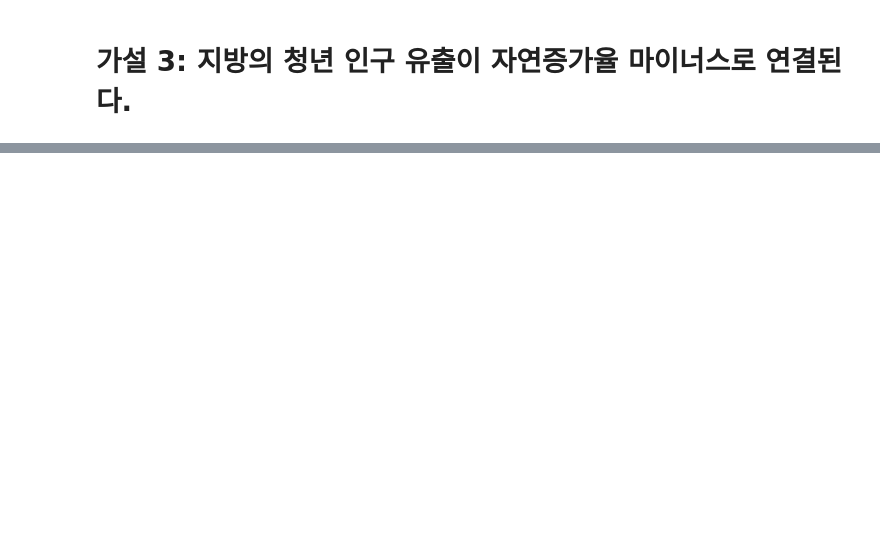
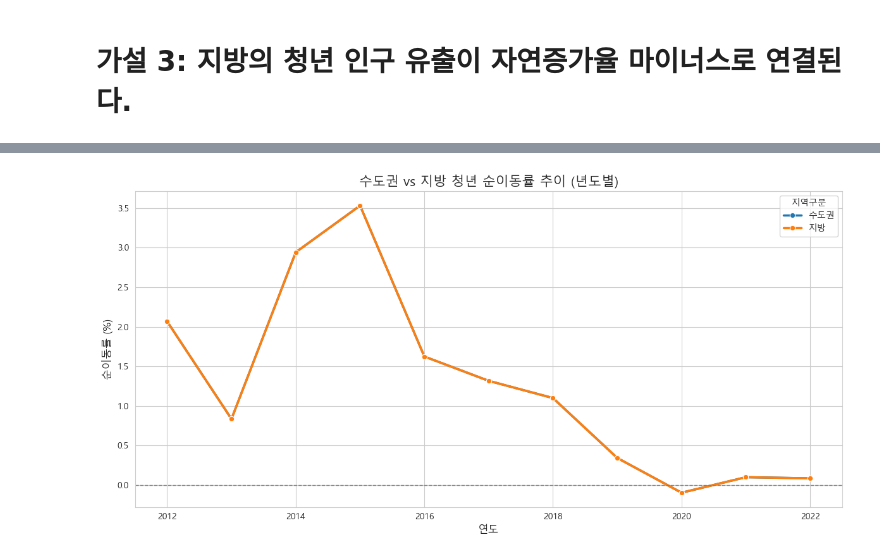
Before and after one commit to Phoenix-EDA-Team/EDA-Demographic, a Jupyter notebook: 가설3지방의 청년 인구 유출.ipynb, the cells around one changed output, grey strips where cells are left out. Cells and saved outputs as stored; diff of their text form; code cells hidden in the pictures; blank space fills up the shorter version.

```diff
--- a/가설3지방의 청년 인구 유출.ipynb
+++ b/가설3지방의 청년 인구 유출.ipynb
@@ -144,0 +123,32 @@ ValueError: Could not interpret value `Year` for `x`. An entry with this name do
+# %%
+# 수도권 청년 데이터
+df_capital_youth = df_move[(df_move['Is_Capital'] == True) & (df_move['AgeGroup'] == '청년')].copy()
+df_capital_youth['지역구분'] = '수도권'
+
+# 지방 청년 데이터
+df_local_youth = df_move[(df_move['Is_Capital'] == False) & (df_move['AgeGroup'] == '청년')].copy()
+df_local_youth['지역구분'] = '지방'
+
+# 두 데이터 합치기
+df_compare = pd.concat([df_capital_youth, df_local_youth], ignore_index=True)
+
+# 연도별 평균 순이동률 계산
+df_plot = df_compare.groupby(['Year', '지역구분'])['순이동률'].mean().reset_index()
+
+# 한글 폰트 설정 (Windows 기준)
+plt.rc('font', family='Malgun Gothic')
+plt.rcParams['axes.unicode_minus'] = False
+
+# 시각화
+plt.figure(figsize=(12, 6))
+sns.lineplot(data=df_plot, x='Year', y='순이동률', hue='지역구분', marker='o', linewidth=2.5)
+
+plt.title('수도권 vs 지방 청년 순이동률 추이 (년도별)', fontsize=15)
+plt.xlabel('연도', fontsize=12)
+plt.ylabel('순이동률 (%)', fontsize=12)
+plt.axhline(0, color='gray', linestyle='--', linewidth=1)
+plt.legend(title='지역구분')
+plt.tight_layout()
+plt.show()
+# %% [output]
+[figure, added]
```
Also changed, not shown: parts of 18 cells of this notebook, 11 other files.
